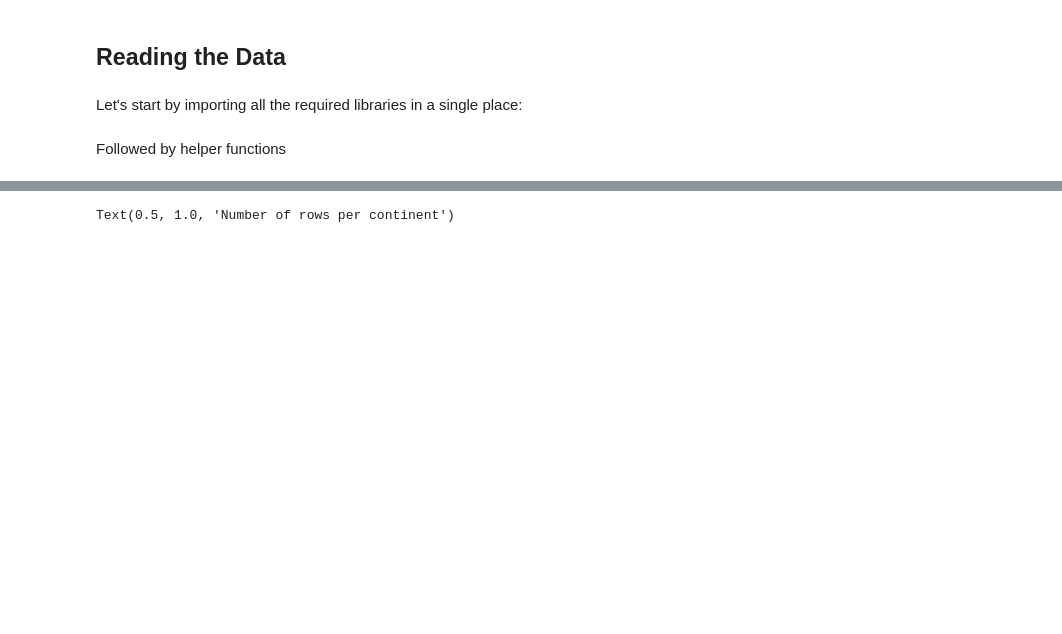
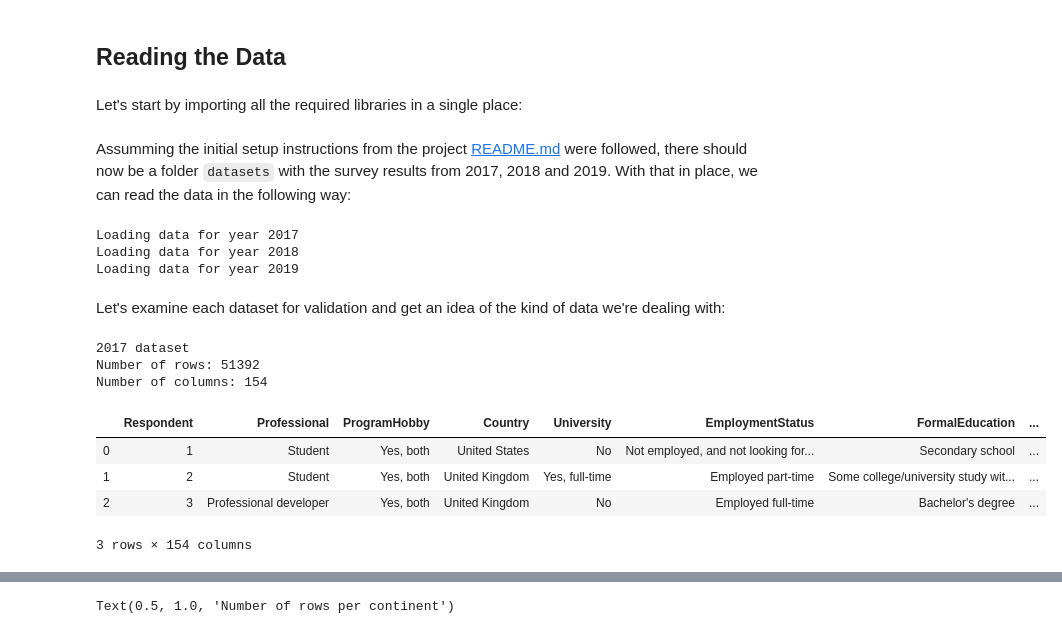
Before and after one commit to ojcastillo/Analysis-StackOverflow-Survey, a Jupyter notebook: Stack Overflow Survey Analysis.ipynb, the cells around one changed output, grey strips where cells are left out. Drawn from its saved outputs; the diff is of its cells as text; code cells hidden in the pictures; blank space fills up the shorter version.

```diff
--- a/Stack Overflow Survey Analysis.ipynb
+++ b/Stack Overflow Survey Analysis.ipynb
@@ -34,5 +42,3 @@ import pycountry_convert as pyc
 
 sns.set();
 %matplotlib inline
-# %% [markdown]
-Followed by helper functions
@@ -55,0 +45,30 @@ def clean_country(country):
+# %% [markdown]
+Assumming the initial setup instructions from the project [README.md](https://github.com/ojcastillo/StackOverflow-Survey-Analysis/blob/master/README.md#initial-setup) were followed, there should now be a folder `datasets` with the survey results from 2017, 2018 and 2019. With that in place, we can read the data in the following way:
+# %%
+datasets = {}
+for year in (2017, 2018, 2019):
+    print('Loading data for year', year)
+    datasets[year] = {
+        'data': pd.read_csv(f'./datasets/{year}/survey_results_public.csv'),
+        'schema': pd.read_csv(f'./datasets/{year}/survey_results_schema.csv'),
+    }
+# %% [output]
+Loading data for year 2017
+Loading data for year 2018
+Loading data for year 2019
+# %% [markdown]
+Let's examine each dataset for validation and get an idea of the kind of data we're dealing with:
+# %%
+print('2017 dataset')
+print('Number of rows:', datasets[2017]['data'].shape[0])
+print('Number of columns:', datasets[2017]['data'].shape[1])
+datasets[2017]['data'].head(3)
+# %% [output]
+2017 dataset
+Number of rows: 51392
+Number of columns: 154
+|  | Respondent | Professional | ProgramHobby | Country | University | EmploymentStatus | FormalEducation | ... |
+| 0 | 1 | Student | Yes, both | United States | No | Not employed, and not looking for... | Secondary school | ... |
+| 1 | 2 | Student | Yes, both | United Kingdom | Yes, full-time | Employed part-time | Some college/university study wit... | ... |
+| 2 | 3 | Professional developer | Yes, both | United Kingdom | No | Employed full-time | Bachelor's degree | ... |
+3 rows × 154 columns
```
Also changed, not shown: parts of 27 cells of this notebook, 1 other file.
